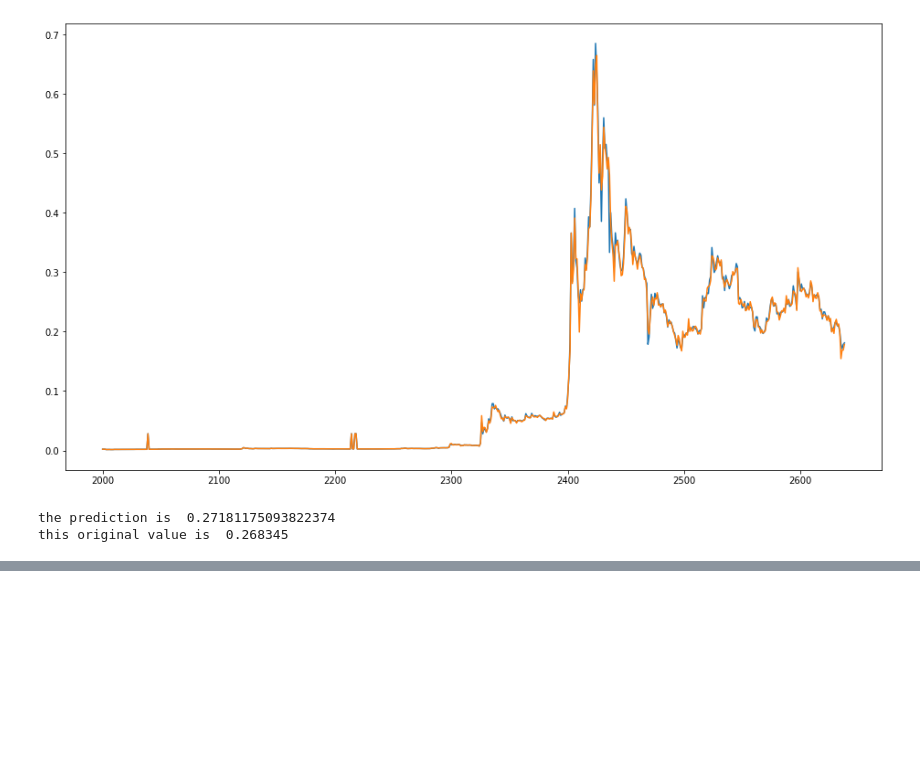
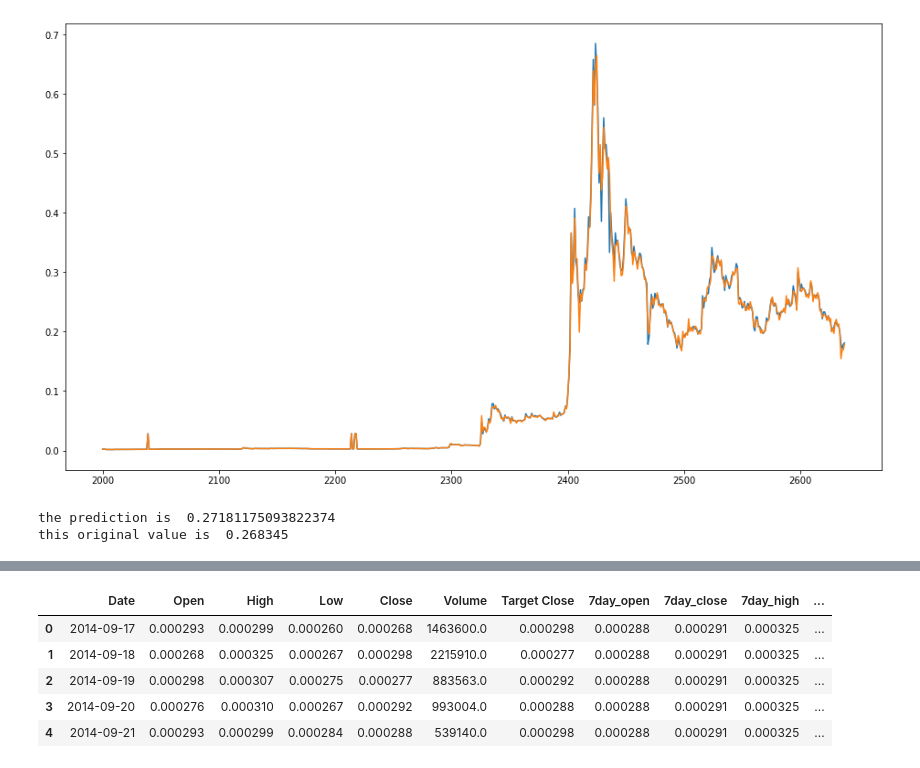
Before and after one commit to haleelsada/Dogeship, a Jupyter notebook: Dogeship_linear_model.ipynb, the cells around one changed output, grey strips where cells are left out. Cells and saved outputs as stored; diff of their text form; code cells hidden in the pictures; blank space fills up the shorter version.

```diff
--- a/Dogeship_linear_model.ipynb
+++ b/Dogeship_linear_model.ipynb
@@ -146,0 +175,49 @@ joblib.dump(model,'linear_model')
+# %%
+#method to find the open,high,low,close of last n days of data
+
+def finddata(data,n):
+  open,high,low,close=[],[],[],[]
+
+  for i in range(len(data)):
+    if i <n-1:
+      open.append(sum(data.iloc[:n]['Open'])/n)
+      close.append(sum(data.iloc[:n]['Close'])/n)
+      high.append(max(data.iloc[:n]['High']))
+      low.append(min(data.iloc[:n]['Low']))
+
+    else:
+      open.append(data.iloc[i-n+1]['Open'])
+      close.append(data.iloc[i]['Close'])
+      high.append(max(data.iloc[i-n+1:i+1]['High']))
+      low.append(min(data.iloc[i-n+1:i+1]['Low']))
+
+
+  open=open[:len(data)]
+  close=close[:len(data)]
+  high=high[:len(data)]
+  low=low[:len(data)]
+
+  return open,close,high,low
+# %%
+#adding new columns of 7 days and 40 days data
+
+newvals=finddata(data3,7)
+newvals2=finddata(data3,40)
+data3['7day_open']=newvals[0]
+data3['7day_close']=newvals[1]
+data3['7day_high']=newvals[2]
+data3['7day_low']=newvals[3]
+
+data3['40day_open']=newvals2[0]
+data3['40day_close']=newvals2[1]
+data3['40day_high']=newvals2[2]
+data3['40day_low']=newvals2[3]
+
+data3.head()
+# %% [output]
+|  | Date | Open | High | Low | Close | Volume | Target Close | 7day_open | 7day_close | 7day_high | ... |
+| 0 | 2014-09-17 | 0.000293 | 0.000299 | 0.000260 | 0.000268 | 1463600.0 | 0.000298 | 0.000288 | 0.000291 | 0.000325 | ... |
+| 1 | 2014-09-18 | 0.000268 | 0.000325 | 0.000267 | 0.000298 | 2215910.0 | 0.000277 | 0.000288 | 0.000291 | 0.000325 | ... |
+| 2 | 2014-09-19 | 0.000298 | 0.000307 | 0.000275 | 0.000277 | 883563.0 | 0.000292 | 0.000288 | 0.000291 | 0.000325 | ... |
+| 3 | 2014-09-20 | 0.000276 | 0.000310 | 0.000267 | 0.000292 | 993004.0 | 0.000288 | 0.000288 | 0.000291 | 0.000325 | ... |
+| 4 | 2014-09-21 | 0.000293 | 0.000299 | 0.000284 | 0.000288 | 539140.0 | 0.000298 | 0.000288 | 0.000291 | 0.000325 | ... |
```
Also changed, not shown: parts of 10 cells of this notebook.
